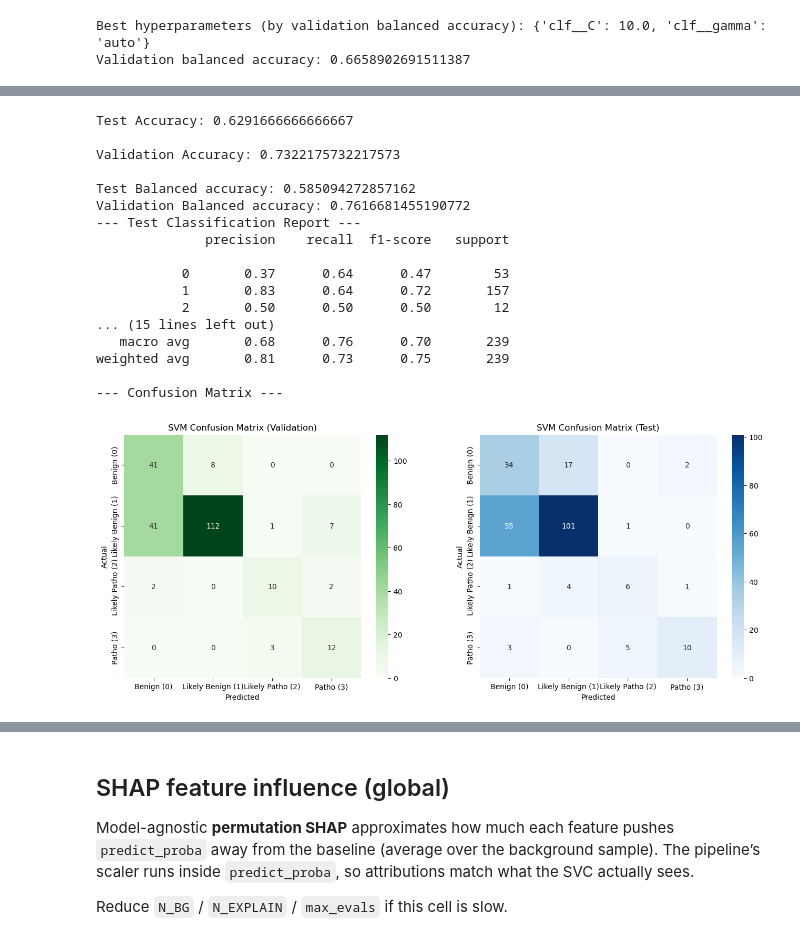
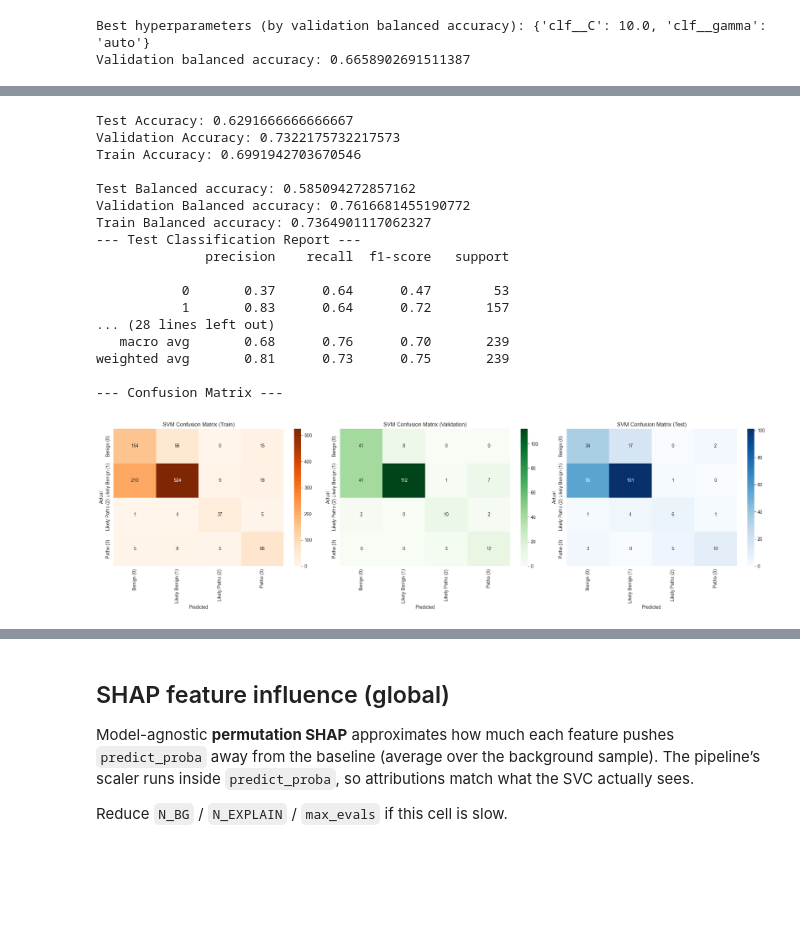
Before and after one commit to carolyna-s/cs-123b-project, a Jupyter notebook: main.ipynb, the cells around one changed output, grey strips where cells are left out. Drawn from its saved outputs; the diff is of its cells as text; code cells hidden in the pictures; blank space fills up the shorter version.

```diff
--- a/main.ipynb
+++ b/main.ipynb
@@ -326,6 +326,7 @@ svm_pipeline.fit(x_data_trainval, y_data_trainval)
 
 predictions = svm_pipeline.predict(x_data_test)
 validation_predictions = svm_pipeline.predict(x_data_val)
+train_predictions = svm_pipeline.predict(x_data_train)
 # %% [output]
 Best hyperparameters (by validation balanced accuracy): {'clf__C': 10.0, 'clf__gamma': 'auto'}
 Validation balanced accuracy: 0.6658902691511387
@@ -360,52 +361,66 @@ plt.show()
 # %%
-print(f"Test Accuracy: {accuracy_score(y_data_test, predictions)}\n")
-print(f"Validation Accuracy: {accuracy_score(y_data_val, validation_predictions)}\n")
+print(f"Test Accuracy: {accuracy_score(y_data_test, predictions)}")
+print(f"Validation Accuracy: {accuracy_score(y_data_val, validation_predictions)}")
+print(f"Train Accuracy: {accuracy_score(y_data_train, train_predictions)}\n")
 print("Test Balanced accuracy:", balanced_accuracy_score(y_data_test, predictions))
 print("Validation Balanced accuracy:", balanced_accuracy_score(y_data_val, validation_predictions))
+print("Train Balanced accuracy:", balanced_accuracy_score(y_data_train, train_predictions))
 # print(classification_report(y_data_test, predictions))
 
 print("--- Test Classification Report ---")
 print(classification_report(y_data_test, predictions))
+print("--- Train Classification Report ---")
+print(classification_report(y_data_train, train_predictions))
+
 print("--- Validation Classification Report ---")
 print(classification_report(y_data_val, validation_predictions))
+
+
 print("--- Confusion Matrix ---")
 
-fig, ax = plt.subplots(1, 2, figsize=(16, 6))
+fig, ax = plt.subplots(1, 3, figsize=(21, 6))
 labels = ["Benign (0)", "Likely Benign (1)", "Likely Patho (2)", "Patho (3)"]
-
-#validation (left)
-cm_val = confusion_matrix(y_data_val, validation_predictions)
-sns.heatmap(cm_val, annot=True, fmt='d', cmap='Greens', xticklabels=labels, yticklabels=labels, ax=ax[0])
-ax[0].set_title('SVM Confusion Matrix (Validation)')
+#train (left)
+cm_train = confusion_matrix(y_data_train, train_predictions)
+sns.heatmap(cm_train, annot=True, fmt='d', cmap='Oranges', xticklabels=labels, yticklabels=labels, ax=ax[0])
+ax[0].set_title('SVM Confusion Matrix (Train)')
 ax[0].set_ylabel('Actual')
 ax[0].set_xlabel('Predicted')
 
+#validation (center)
+cm_val = confusion_matrix(y_data_val, validation_predictions)
+sns.heatmap(cm_val, annot=True, fmt='d', cmap='Greens', xticklabels=labels, yticklabels=labels, ax=ax[1])
+ax[1].set_title('SVM Confusion Matrix (Validation)')
+ax[1].set_ylabel('Actual')
+ax[1].set_xlabel('Predicted')
+
 # test(right)
 cm_test = confusion_matrix(y_data_test, predictions)
-sns.heatmap(cm_test, annot=True, fmt='d', cmap='Blues', xticklabels=labels, yticklabels=labels, ax=ax[1])
-ax[1].set_title('SVM Confusion Matrix (Test)')
-ax[1].set_ylabel('Actual')
-ax[1].set_xlabel('Predicted')
+sns.heatmap(cm_test, annot=True, fmt='d', cmap='Blues', xticklabels=labels, yticklabels=labels, ax=ax[2])
+ax[2].set_title('SVM Confusion Matrix (Test)')
+ax[2].set_ylabel('Actual')
+ax[2].set_xlabel('Predicted')
+plt.tight_layout()
 plt.show()
 # %% [output]
 Test Accuracy: 0.6291666666666667
-
 Validation Accuracy: 0.7322175732217573
+Train Accuracy: 0.6991942703670546
 
 Test Balanced accuracy: 0.585094272857162
 Validation Balanced accuracy: 0.7616681455190772
+Train Balanced accuracy: 0.7364901117062327
 --- Test Classification Report ---
               precision    recall  f1-score   support
 
            0       0.37      0.64      0.47        53
            1       0.83      0.64      0.72       157
-           2       0.50      0.50      0.50        12
-... (15 lines left out)
+... (28 lines left out)
    macro avg       0.68      0.76      0.70       239
 weighted avg       0.81      0.73      0.75       239
 
 --- Confusion Matrix ---
-[figure, old version]
+[figure, new version]
 # %%
 _label_map = {
     0: "benign",
```
Also changed, not shown: parts of 5 cells of this notebook.
